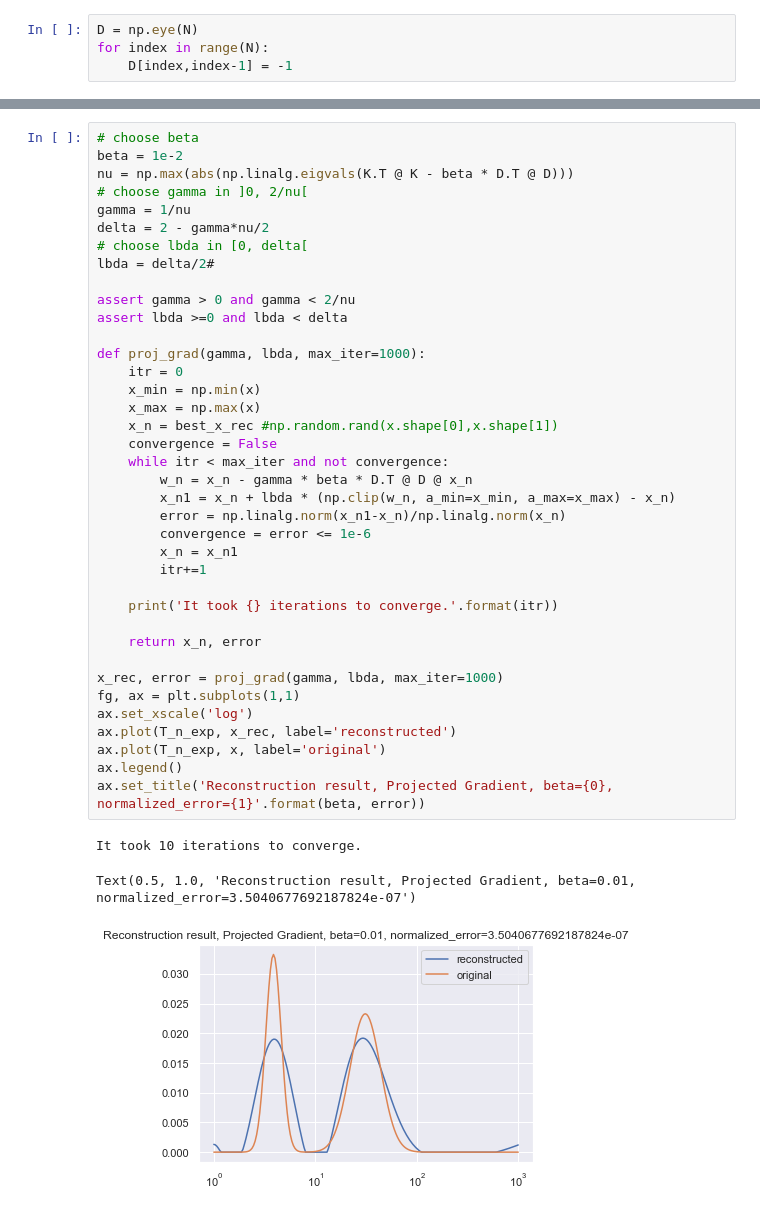
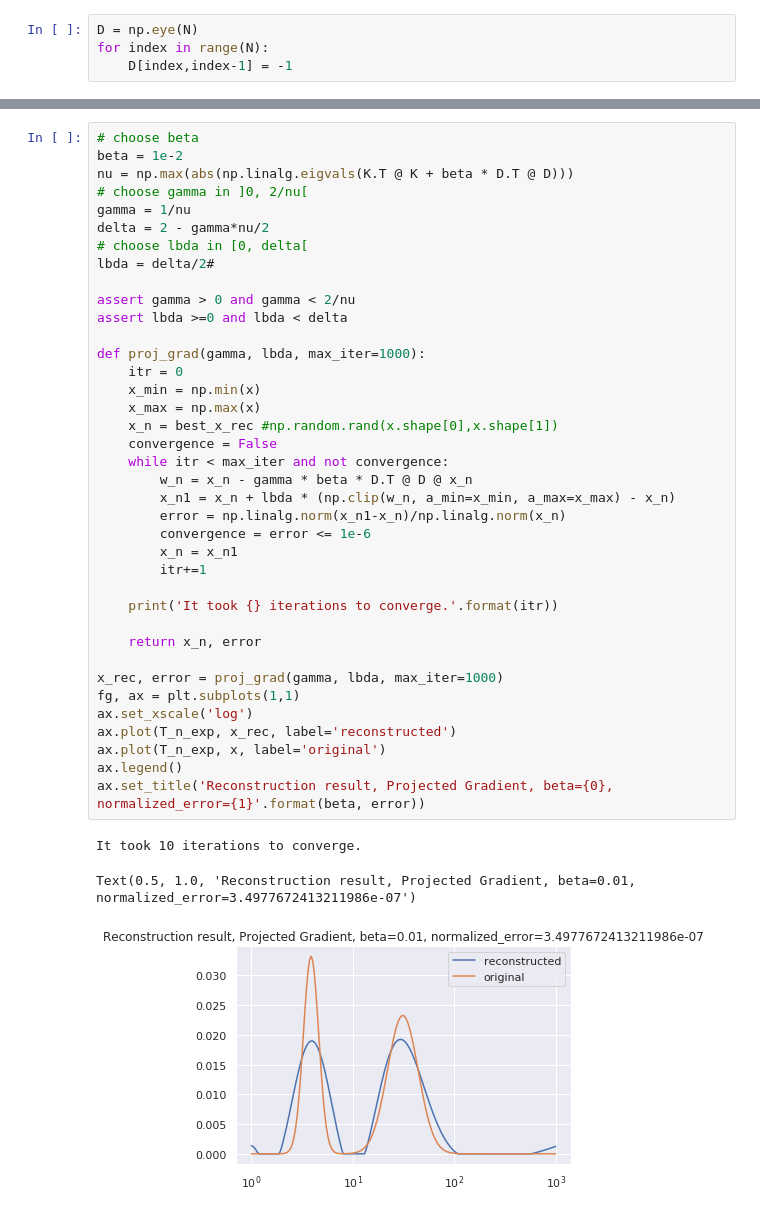
Before and after one commit to EmmanuelJhno/LabsLargeScaleDistributedOptimization, a Jupyter notebook: LSD_TPn2_1_Jehanno_Rauby.ipynb, the cells around one changed output, grey strips where cells are left out. Cells and saved outputs as stored; diff of their text form.

```diff
--- a/LSD_TPn2_1_Jehanno_Rauby.ipynb
+++ b/LSD_TPn2_1_Jehanno_Rauby.ipynb
@@ -87,7 +115,7 @@ Text(0.5, 1.0, 'Reconstruction result, Smoothness prior, beta=0.08, normalized_e
 # %%
 # choose beta
 beta = 1e-2
-nu = np.max(abs(np.linalg.eigvals(K.T @ K - beta * D.T @ D)))
+nu = np.max(abs(np.linalg.eigvals(K.T @ K + beta * D.T @ D)))
 # choose gamma in ]0, 2/nu[
 gamma = 1/nu
 delta = 2 - gamma*nu/2
@@ -97,33 +125,33 @@ lbda = delta/2#
 assert gamma > 0 and gamma < 2/nu
 assert lbda >=0 and lbda < delta
 
 def proj_grad(gamma, lbda, max_iter=1000):
     itr = 0
     x_min = np.min(x)
     x_max = np.max(x)
     x_n = best_x_rec #np.random.rand(x.shape[0],x.shape[1])
     convergence = False
     while itr < max_iter and not convergence:
         w_n = x_n - gamma * beta * D.T @ D @ x_n
         x_n1 = x_n + lbda * (np.clip(w_n, a_min=x_min, a_max=x_max) - x_n)
         error = np.linalg.norm(x_n1-x_n)/np.linalg.norm(x_n)
         convergence = error <= 1e-6
         x_n = x_n1
         itr+=1
 
     print('It took {} iterations to converge.'.format(itr))
 
     return x_n, error
 
 x_rec, error = proj_grad(gamma, lbda, max_iter=1000)
 fg, ax = plt.subplots(1,1)
 ax.set_xscale('log')
 ax.plot(T_n_exp, x_rec, label='reconstructed')
 ax.plot(T_n_exp, x, label='original')
 ax.legend()
 ax.set_title('Reconstruction result, Projected Gradient, beta={0}, normalized_error={1}'.format(beta, error))
 # %% [output]
 It took 10 iterations to converge.
-Text(0.5, 1.0, 'Reconstruction result, Projected Gradient, beta=0.01, normalized_error=3.5040677692187824e-07')
+Text(0.5, 1.0, 'Reconstruction result, Projected Gradient, beta=0.01, normalized_error=3.4977672413211986e-07')
-[figure, old version]
+[figure, new version]
 # %% [markdown]
```
Also changed, not shown: parts of 14 cells of this notebook.
